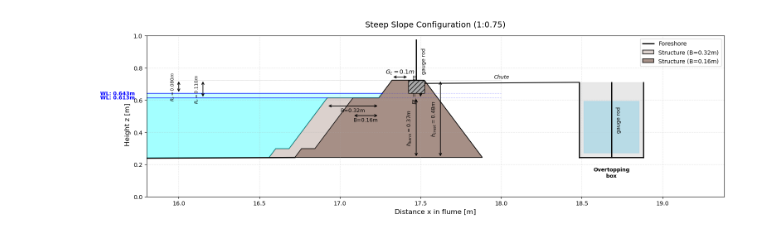
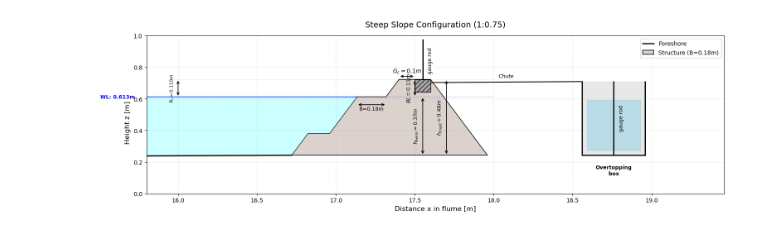
Before and after one commit to baukevelthuijs/MSC, a Jupyter notebook: vangent2.0.ipynb, the cells around one changed output. Saved outputs shown, nothing was run; the diff lists cells and outputs as text; code cells hidden in the pictures.

```diff
--- a/vangent2.0.ipynb
+++ b/vangent2.0.ipynb
@@ -11,7 +11,7 @@ pd.set_option('display.max_colwidth', 50)   # Kort hele lange cel-inhoud (zoals
 # %%
 #Constants
 
-Dn50 = 0.04
+Dn50 = 0.0457
 g = 9.81
 
 measurement_time1 = 60*30
@@ -21,19 +21,19 @@ alpha_deg = np.degrees(np.arctan(4/3))
 tan_alpha = np.tan(np.radians(alpha_deg))
 arccot = 0.75
 
-toe_w = 0.083
-toe_h = 0.055
+toe_w = 3*Dn50
+toe_h = 3*Dn50
 toe_sh = 3
 toe_sv = 4
 
 #Hydrodynamics
 
-Hs = 0.11
-Hs_range = np.append(np.linspace(0.75 * Hs, 1 * Hs, 3), np.linspace(1.1*Hs, 1.2*Hs, 2))
-Hs_range2 = np.append(np.linspace(0.6 * Hs, 0.9 * Hs, 4), np.linspace(1*Hs, 1*Hs, 1))
+Hs = 0.12
+Hs_range = np.append(np.linspace(0.6 * Hs, 1 * Hs, 3), np.linspace(1.1*Hs, 1.2*Hs, 2))
+Hs_range2 = np.append(np.linspace(0.8 * Hs, 1 * Hs, 3), np.linspace(1.1*Hs, 1.2*Hs, 2))
 print(Hs_range)
 print(Hs_range2)
-water_levels = np.array([0, 0.03])
+water_levels = np.array([0])
 steepness = np.array([0.02, 0.04])
 
 #Gemometry
@@ -42,7 +42,7 @@ chute_width = 0.1
 
 crest_height = 0.48
 berm_height = 0.37
-berm_width = np.array([4*Dn50, 8*Dn50])
+berm_width = np.array([4*Dn50])
 berm_level = crest_height - berm_height
 
 def Rc(water_levels, crest_height, berm_height):
@@ -565,33 +545,32 @@ def plot_breakwater_final_geometry(
 
     ax.set_xlim(15.8, box_x_start + box_width + 0.5)
     # Y-limiet iets verruimd omdat de constructie nu hoger ligt (tot ca 0.71m)
     ax.set_ylim(0, 1.0)
 
     ax.grid(True, which='both', alpha=0.3, linestyle='--')
     ax.set_aspect('equal')
     ax.legend(loc='upper right', fontsize=10)
 
     plt.tight_layout()
     plt.subplots_adjust(left=0.12)
     plt.show()
 
 # --- 4. FUNCTIE AANROEP (AANGEPAST) ---
 plot_breakwater_final_geometry(
     bh_rel=berm_height,         # 0.37 (relatief)
     crest_h_rel=crest_height,   # 0.47 (relatief)
     widths=berm_width,
     hb_list=water_levels,
     label_offsets=[0],
     toe_w=toe_w,
     toe_h=toe_h,
     toe_sh=toe_sh,
     toe_sv=toe_sv,
     main_slope=arccot,
     x_bathy=x_fixed,
     z_bathy=z_fixed,
     toe_level=z_fixed[-1],      # HIER IS DE FIX: toe_level is nu 0.243m
-    title="Steep Slope Configuration (1:0.75)",
-    gc_width=0.10
+    title="Steep Slope Configuration (1:0.75)",    gc_width=0.10
 )
 # %% [output]
-[figure, old version]
+[figure, new version]
```
Also changed, not shown: parts of 5 cells of this notebook, 1 other file.
